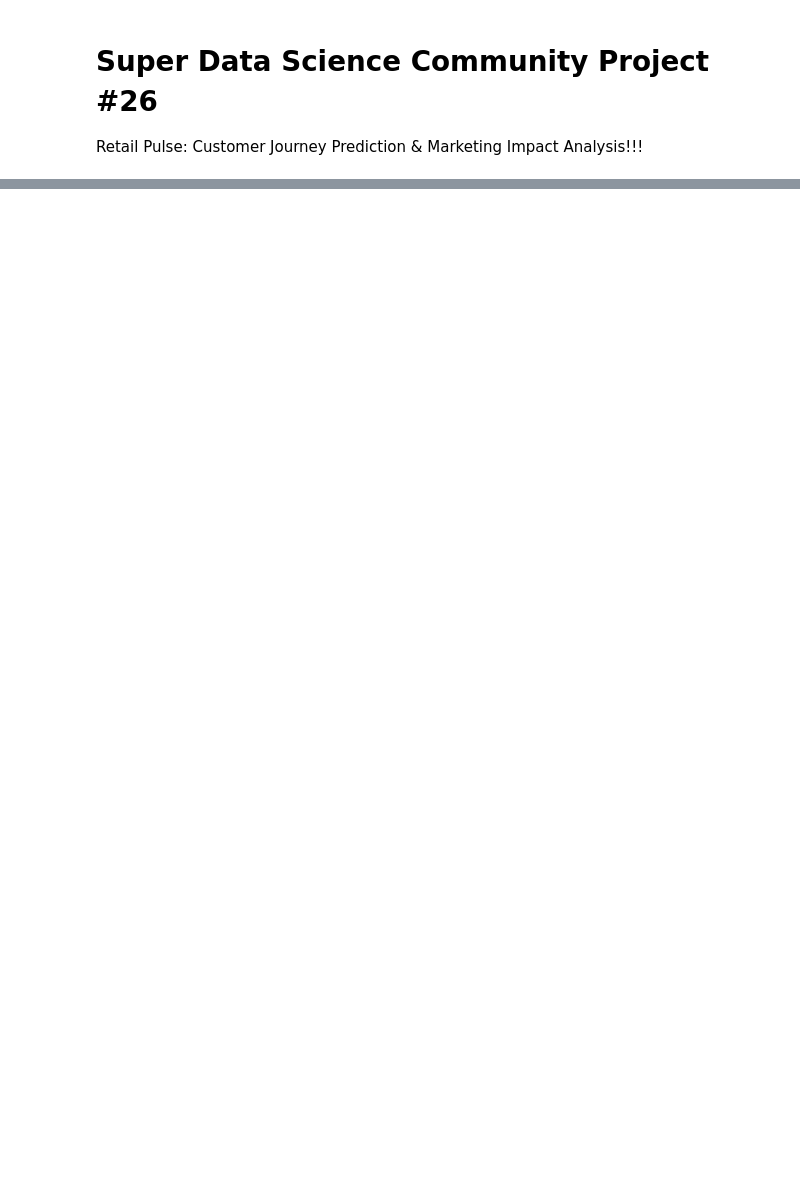
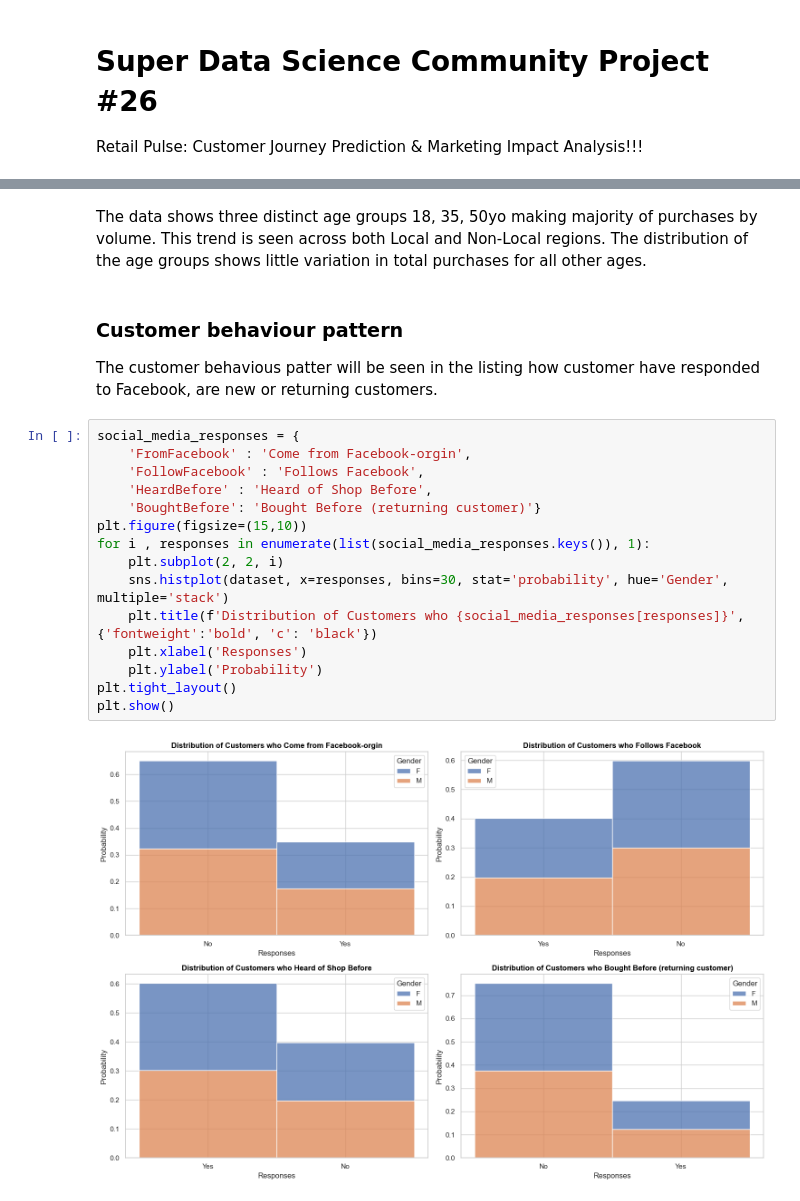
Before and after one commit to adebayopeter/SDS-CP026-retail-pulse, a Jupyter notebook: submissions/team/karl-munroe/karl-munroe-retail-pulse.ipynb, the cells around one changed output, grey strips where cells are left out. Drawn from its saved outputs; the diff is of its cells as text; blank space fills up the shorter version.

```diff
--- a/submissions/team/karl-munroe/karl-munroe-retail-pulse.ipynb
+++ b/submissions/team/karl-munroe/karl-munroe-retail-pulse.ipynb
@@ -295,0 +156,22 @@ sns.heatmap(corr_matrix, cmap='coolwarm', annot=True, fmt='.3f', annot_kws={'siz
+# %% [markdown]
+The data shows three distinct age groups 18, 35, 50yo making majority of purchases by volume. This trend is seen across both Local and Non-Local regions. The distribution of the age groups shows little variation in total purchases for all other ages.
+# %% [markdown]
+### Customer behaviour pattern
+The customer behavious patter will be seen in the listing how customer have responded to Facebook, are new or returning customers.
+# %%
+social_media_responses = {
+    'FromFacebook' : 'Come from Facebook-orgin',
+    'FollowFacebook' : 'Follows Facebook',
+    'HeardBefore' : 'Heard of Shop Before',
+    'BoughtBefore': 'Bought Before (returning customer)'}
+plt.figure(figsize=(15,10))
+for i , responses in enumerate(list(social_media_responses.keys()), 1):
+    plt.subplot(2, 2, i)
+    sns.histplot(dataset, x=responses, bins=30, stat='probability', hue='Gender', multiple='stack')
+    plt.title(f'Distribution of Customers who {social_media_responses[responses]}', {'fontweight':'bold', 'c': 'black'})
+    plt.xlabel('Responses')
+    plt.ylabel('Probability')
+plt.tight_layout()
+plt.show()
+# %% [output]
+[figure, added]
```
Also changed, not shown: parts of 88 cells of this notebook, 1 other file.
